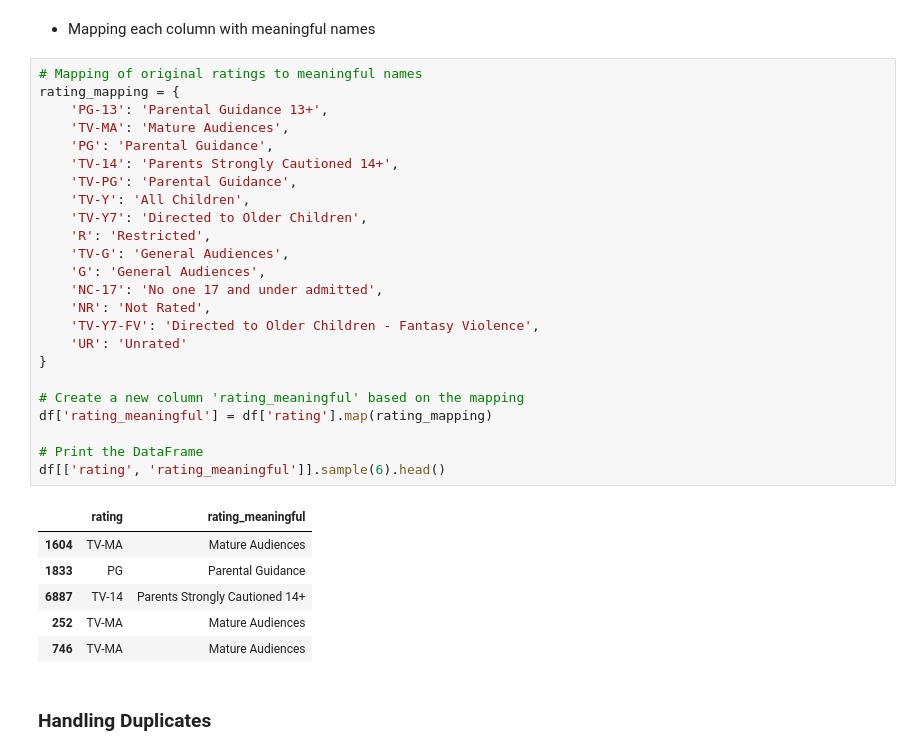
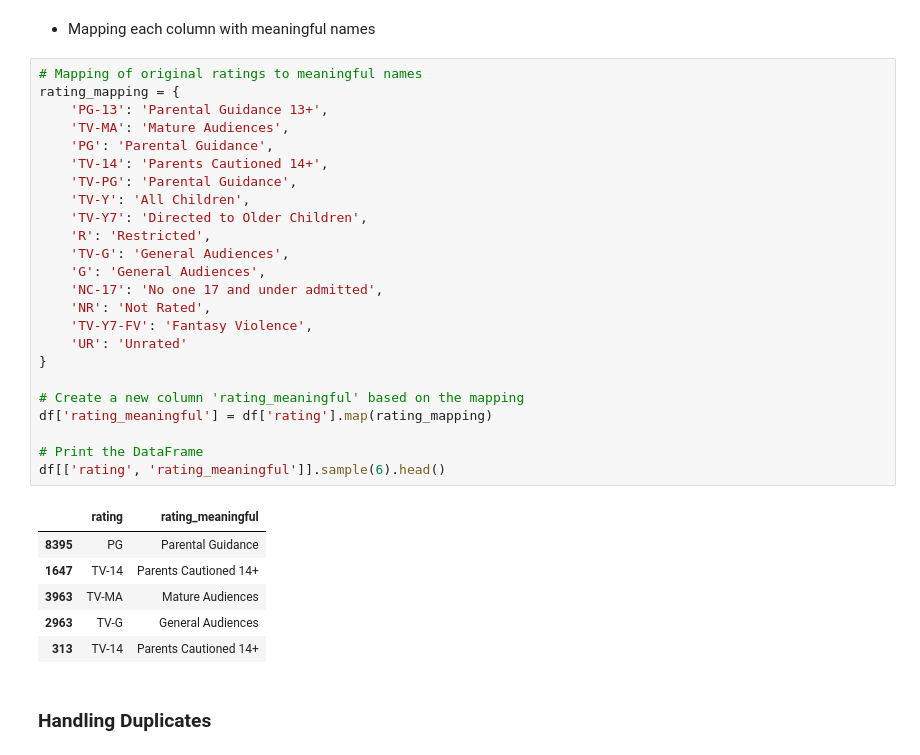
Before and after one commit to Ghazi-work/Python-Pandas, a Jupyter notebook: Kaggle_NetflixDatasetEDA.ipynb, the cells around one changed output. Drawn from its saved outputs; the diff is of its cells as text.

```diff
--- a/Kaggle_NetflixDatasetEDA.ipynb
+++ b/Kaggle_NetflixDatasetEDA.ipynb
@@ -372,34 +372,34 @@ array(['PG-13', 'TV-MA', 'PG', 'TV-14', 'TV-PG', 'TV-Y', 'TV-Y7', 'R',
 # %%
 # Mapping of original ratings to meaningful names
 rating_mapping = {
     'PG-13': 'Parental Guidance 13+',
     'TV-MA': 'Mature Audiences',
     'PG': 'Parental Guidance',
-    'TV-14': 'Parents Strongly Cautioned 14+',
+    'TV-14': 'Parents Cautioned 14+',
     'TV-PG': 'Parental Guidance',
     'TV-Y': 'All Children',
     'TV-Y7': 'Directed to Older Children',
     'R': 'Restricted',
     'TV-G': 'General Audiences',
     'G': 'General Audiences',
     'NC-17': 'No one 17 and under admitted',
     'NR': 'Not Rated',
-    'TV-Y7-FV': 'Directed to Older Children - Fantasy Violence',
+    'TV-Y7-FV': 'Fantasy Violence',
     'UR': 'Unrated'
 }
 
 # Create a new column 'rating_meaningful' based on the mapping
 df['rating_meaningful'] = df['rating'].map(rating_mapping)
 
 # Print the DataFrame
 df[['rating', 'rating_meaningful']].sample(6).head()
 # %% [output]
 |  | rating | rating_meaningful |
-| 1604 | TV-MA | Mature Audiences |
-| 1833 | PG | Parental Guidance |
-| 6887 | TV-14 | Parents Strongly Cautioned 14+ |
-| 252 | TV-MA | Mature Audiences |
-| 746 | TV-MA | Mature Audiences |
+| 8395 | PG | Parental Guidance |
+| 1647 | TV-14 | Parents Cautioned 14+ |
+| 3963 | TV-MA | Mature Audiences |
+| 2963 | TV-G | General Audiences |
+| 313 | TV-14 | Parents Cautioned 14+ |
 # %% [markdown]
 ### **Handling Duplicates**
 # %%
```
Also changed, not shown: parts of 13 cells of this notebook.
